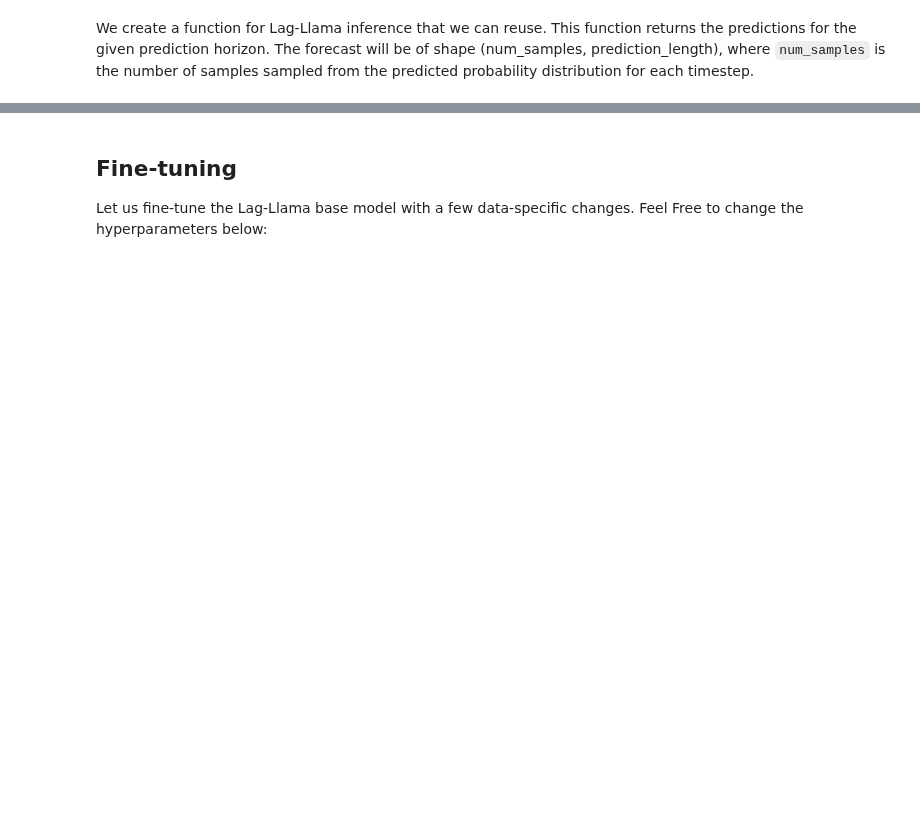
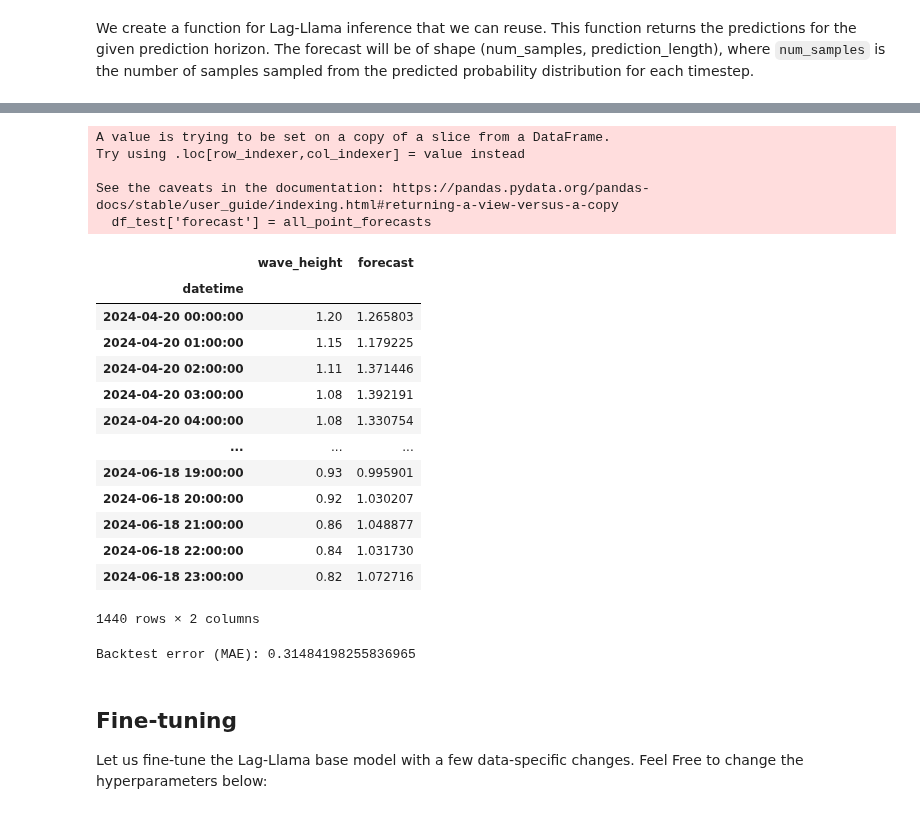
Before and after one commit to AlvaroCorrales/wave-height-prediction, a Jupyter notebook: Lag Llama model ESP.ipynb, the cells around one changed output, grey strips where cells are left out. Drawn from its saved outputs; the diff is of its cells as text; code cells hidden in the pictures; blank space fills up the shorter version.

Commit message:
Fine tune lag llama

```diff
--- a/Lag Llama model ESP.ipynb
+++ b/Lag Llama model ESP.ipynb
@@ -105,0 +167,60 @@ plt.show()
+# %%
+# Recursive multi-step forecasting
+# ==============================================================================
+context_df = df_train[-48:]
+context_gdf = create_gluonts_dataset(context_df, freq='1H', target_column='wave_height')
+
+batch_size = 24  # Number of observations per batch
+total_length = len(df_test)  # Total length of the target DataFrame
+
+prediction_length = batch_size
+context_length = prediction_length*2
+num_samples = 20
+device = torch.device('cpu')
+
+all_point_forecasts = []
+
+# Append batches sequentially to the target DataFrame
+for i in range(0, total_length, batch_size):
+
+    # Prediction based on context dataset
+    forecasts, tss = get_lag_llama_predictions(
+    context_gdf,
+    prediction_length=prediction_length,
+    num_samples=num_samples,
+    context_length=context_length,
+    device=device
+    )
+
+    point_forecast = list(forecasts[0].mean)
+    all_point_forecasts.extend(point_forecast)
+
+    # Update context dataset
+    batch_start_index = i
+    batch_end_index = min(i + batch_size, total_length)  # Ensure not to exceed the length of target_df
+    batch = df_test.iloc[batch_start_index:batch_end_index]
+    context_df = pd.concat([source_df, batch], ignore_index=False)
+    context_gdf = create_gluonts_dataset(context_df, freq='1H', target_column='wave_height')
+# %%
+df_test['forecast'] = all_point_forecasts
+df_test
+# %% [output]
+A value is trying to be set on a copy of a slice from a DataFrame.
+Try using .loc[row_indexer,col_indexer] = value instead
+
+See the caveats in the documentation: https://pandas.pydata.org/pandas-docs/stable/user_guide/indexing.html#returning-a-view-versus-a-copy
+  df_test['forecast'] = all_point_forecasts
+|  | wave_height | forecast |
+| datetime |  |  |
+| 2024-04-20 00:00:00 | 1.20 | 1.265803 |
+| 2024-04-20 01:00:00 | 1.15 | 1.179225 |
+| 2024-04-20 02:00:00 | 1.11 | 1.371446 |
+| 2024-04-20 03:00:00 | 1.08 | 1.392191 |
+| 2024-04-20 04:00:00 | 1.08 | 1.330754 |
+| ... | ... | ... |
+| 2024-06-18 19:00:00 | 0.93 | 0.995901 |
+| 2024-06-18 20:00:00 | 0.92 | 1.030207 |
+| 2024-06-18 21:00:00 | 0.86 | 1.048877 |
+| 2024-06-18 22:00:00 | 0.84 | 1.031730 |
+| 2024-06-18 23:00:00 | 0.82 | 1.072716 |
+1440 rows × 2 columns
@@ -106,3 +252,8 @@ plt.show()
+# %%
+metric = mean_absolute_error(df_test['wave_height'], df_test['forecast'])
+print(f"Backtest error (MAE): {metric}")
+# %% [output]
+Backtest error (MAE): 0.31484198255836965
 # %% [markdown]
 ## Fine-tuning
 
```
Also changed, not shown: parts of 16 cells of this notebook.
